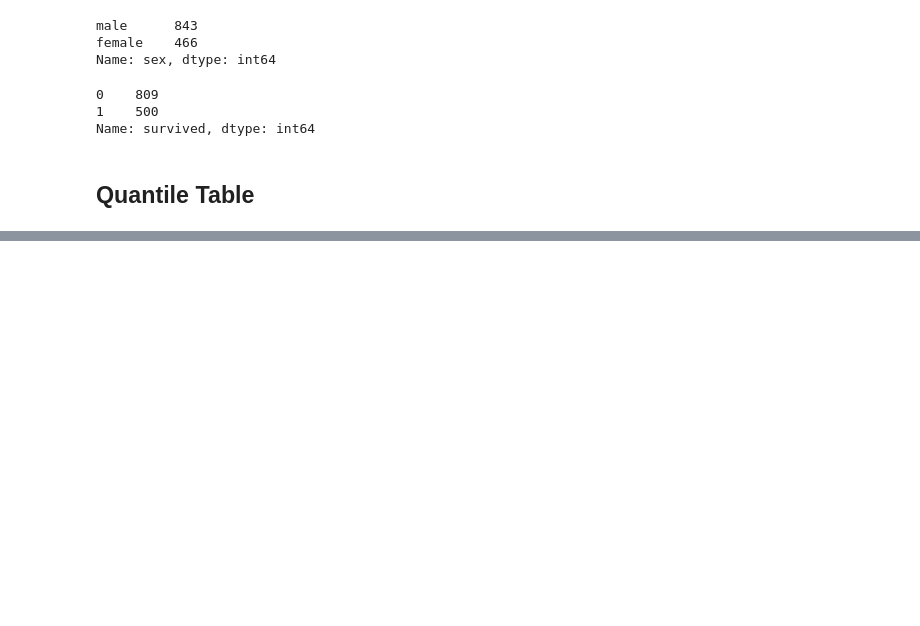
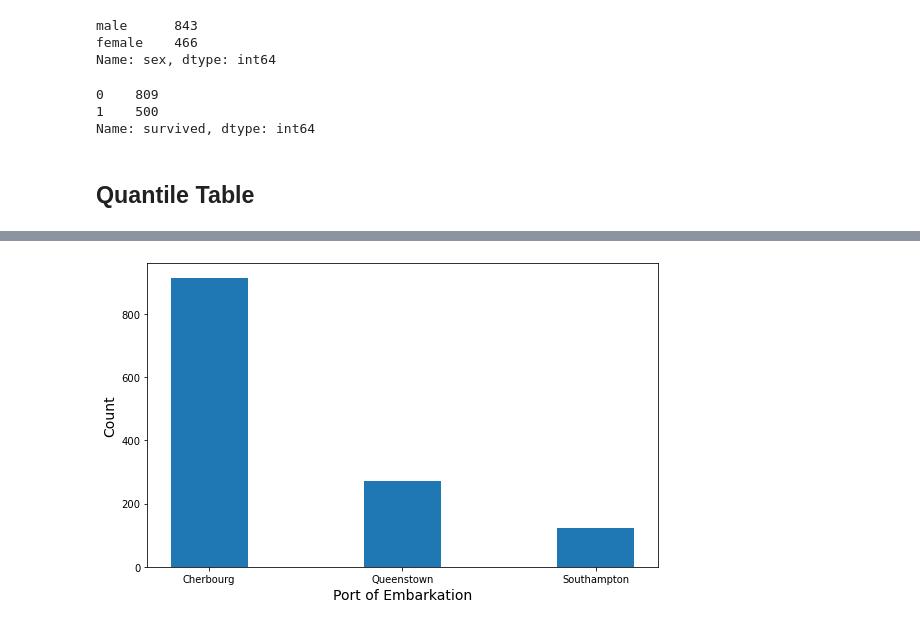
Before and after one commit to ZacharakisAndreas/MachineRhythms, a Jupyter notebook: Statistics/Univariate Analysis.ipynb, the cells around one changed output, grey strips where cells are left out. Saved outputs shown, nothing was run; the diff lists cells and outputs as text; code cells hidden in the pictures; blank space fills up the shorter version.

```diff
--- a/Statistics/Univariate Analysis.ipynb
+++ b/Statistics/Univariate Analysis.ipynb
@@ -151,0 +189,14 @@ Name: survived, dtype: int64
+# %%
+## embarked - Port of Embarkation (C = Cherbourg; Q = Queenstown; S = Southampton)
+fig = plt.figure(figsize = (8, 5))
+counts = data_titanic["embarked"].value_counts()
+plt.bar(["Cherbourg", "Queenstown", "Southampton"], counts.values, width = 0.4)
+
+plt.xlabel("Port of Embarkation", fontsize=14)
+plt.ylabel("Count", fontsize=14)
+
+plt.tight_layout()
+plt.savefig("./plots/univariate_bar_plot.png")
+plt.show()
+# %% [output]
+[figure, added]
```
Also changed, not shown: parts of 29 cells of this notebook, 9 other files.
